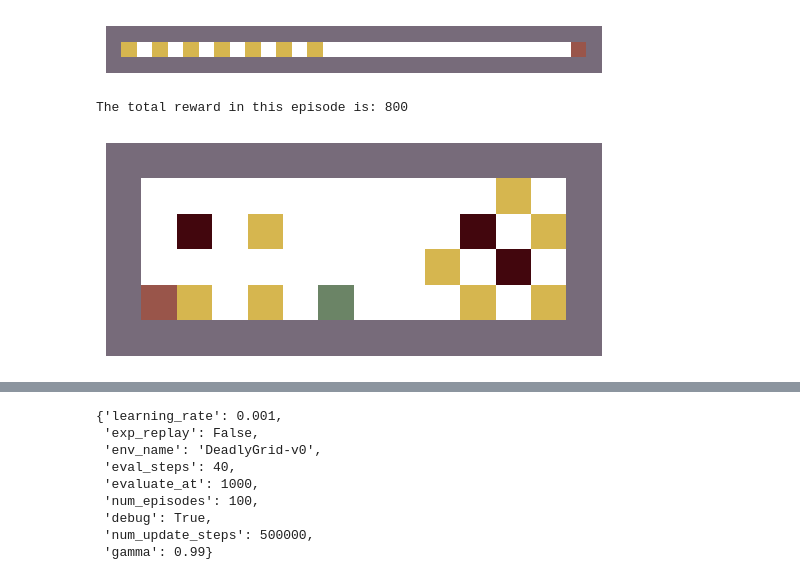
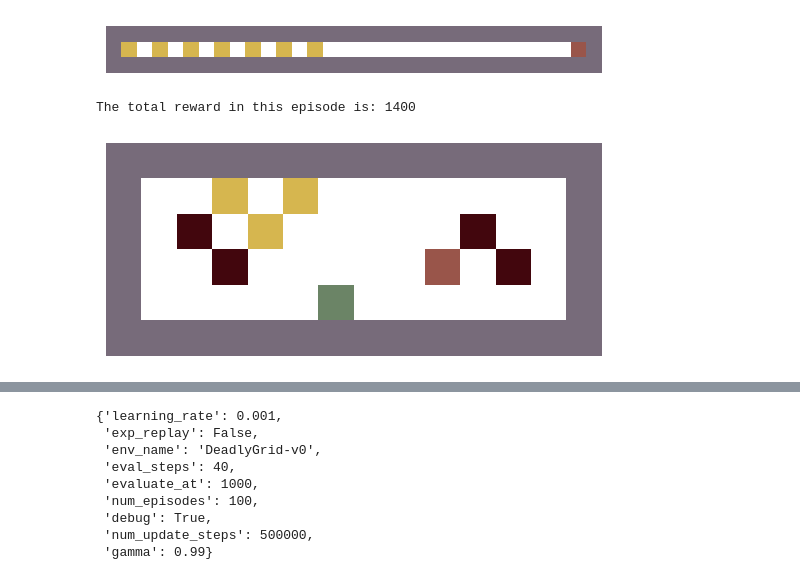
Before and after one commit to ahmedtarek-/Deep-Q-Learning, a Jupyter notebook: notebooks/pipeline_tester arina fiddle.ipynb, the cells around one changed output, grey strips where cells are left out. Drawn from its saved outputs; the diff is of its cells as text; code cells hidden in the pictures.

Commit message:
More good trained models

```diff
--- a/notebooks/pipeline_tester arina fiddle.ipynb
+++ b/notebooks/pipeline_tester arina fiddle.ipynb
@@ -176,9 +168,9 @@ The total reward in this episode is: 10000
 [figure]
 # %%
 env_2d = gym.make("DeadlyGrid-v0")
-model = load_model_env(env_2d, "../results/models/2d_track/28_07_2023-17:07_model.pt")
+model = load_model_env(env_2d, "../results/models/2d_track/28_07_2023-13:40_model_1M_steps_no_exp_replay.pt")
 
 run_trained_model_visual(env_2d, model, num_steps = 40)
 # %% [output]
-The total reward in this episode is: 800
+The total reward in this episode is: 1400
-[figure, old version]
+[figure, new version]
```
Also changed, not shown: parts of 6 cells of this notebook, 11 other files.
